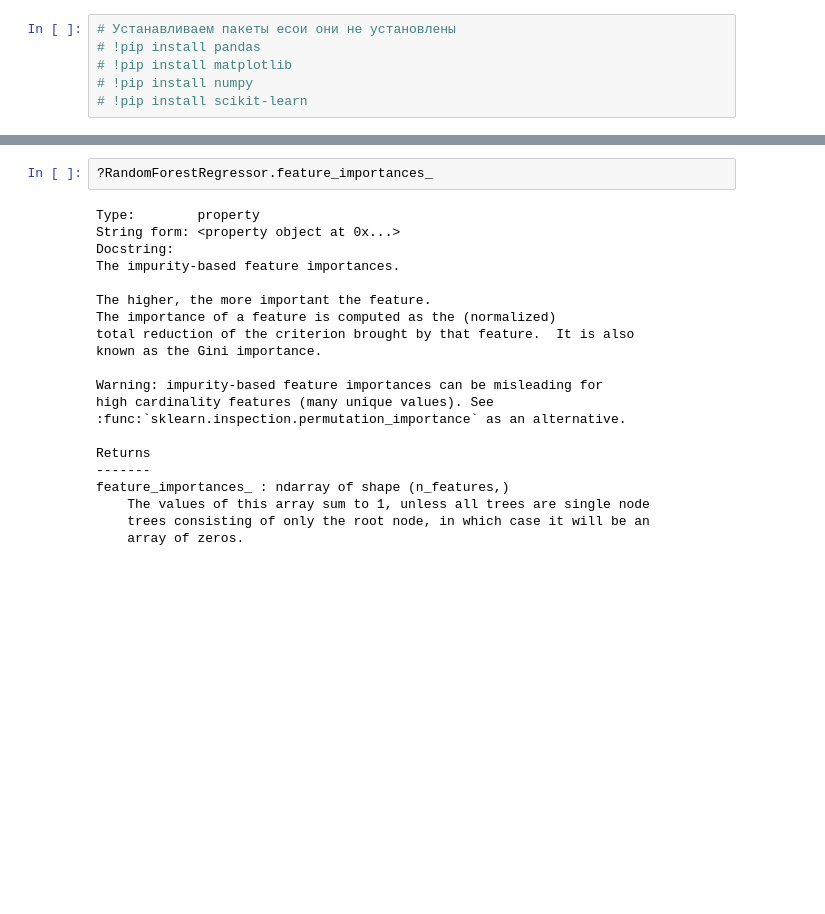
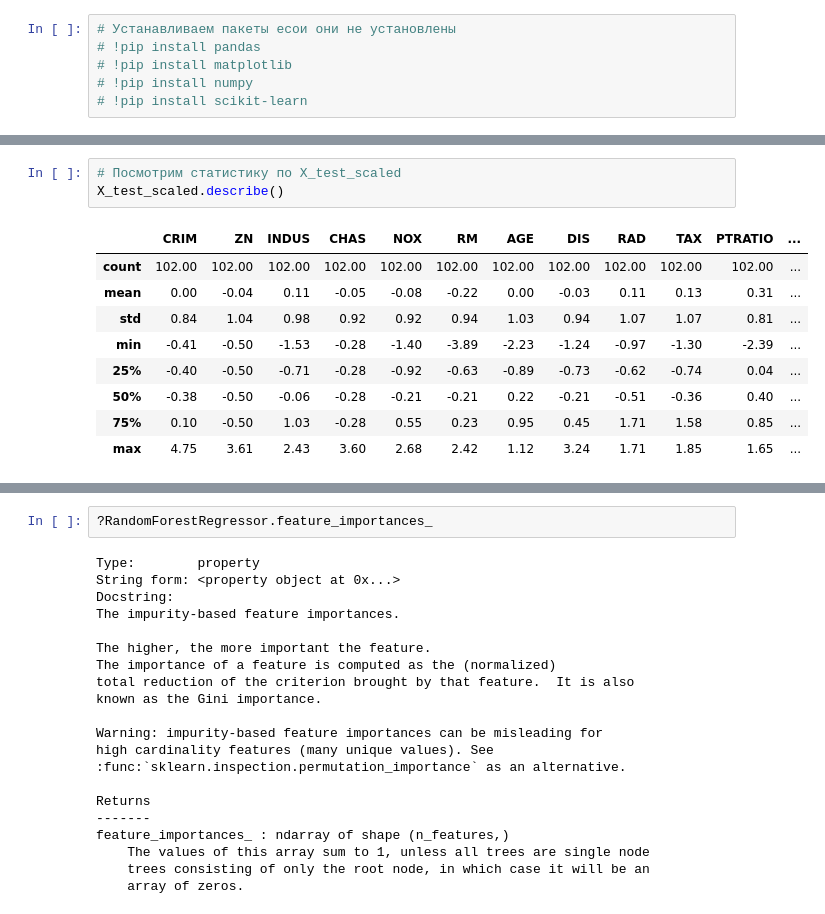
Before and after one commit to uc20100/Python-for-Data-Science, a Jupyter notebook: homework.ipynb, the cells around one changed output, grey strips where cells are left out. Saved outputs shown, nothing was run; the diff lists cells and outputs as text; blank space fills up the shorter version.

```diff
--- a/homework.ipynb
+++ b/homework.ipynb
@@ -220,0 +194,13 @@ r2_score(y_test, y_pred_linear)
+# %%
+# Посмотрим статистику по X_test_scaled
+X_test_scaled.describe()
+# %% [output]
+|  | CRIM | ZN | INDUS | CHAS | NOX | RM | AGE | DIS | RAD | TAX | PTRATIO | ... |
+| count | 102.00 | 102.00 | 102.00 | 102.00 | 102.00 | 102.00 | 102.00 | 102.00 | 102.00 | 102.00 | 102.00 | ... |
+| mean | 0.00 | -0.04 | 0.11 | -0.05 | -0.08 | -0.22 | 0.00 | -0.03 | 0.11 | 0.13 | 0.31 | ... |
+| std | 0.84 | 1.04 | 0.98 | 0.92 | 0.92 | 0.94 | 1.03 | 0.94 | 1.07 | 1.07 | 0.81 | ... |
+| min | -0.41 | -0.50 | -1.53 | -0.28 | -1.40 | -3.89 | -2.23 | -1.24 | -0.97 | -1.30 | -2.39 | ... |
+| 25% | -0.40 | -0.50 | -0.71 | -0.28 | -0.92 | -0.63 | -0.89 | -0.73 | -0.62 | -0.74 | 0.04 | ... |
+| 50% | -0.38 | -0.50 | -0.06 | -0.28 | -0.21 | -0.21 | 0.22 | -0.21 | -0.51 | -0.36 | 0.40 | ... |
+| 75% | 0.10 | -0.50 | 1.03 | -0.28 | 0.55 | 0.23 | 0.95 | 0.45 | 1.71 | 1.58 | 0.85 | ... |
+| max | 4.75 | 3.61 | 2.43 | 3.60 | 2.68 | 2.42 | 1.12 | 3.24 | 1.71 | 1.85 | 1.65 | ... |
```
Also changed, not shown: parts of 66 cells of this notebook.
